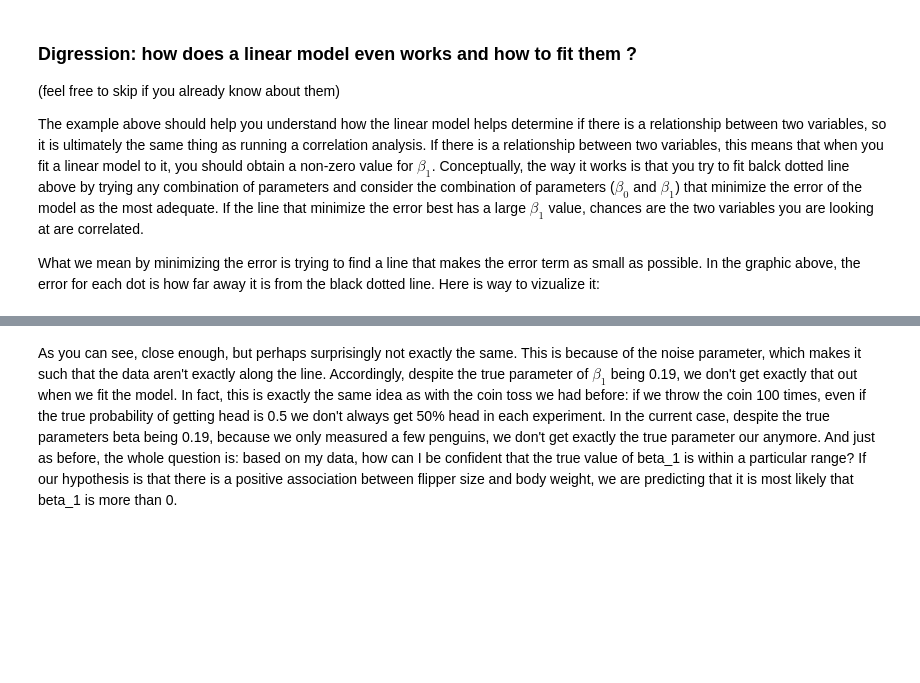
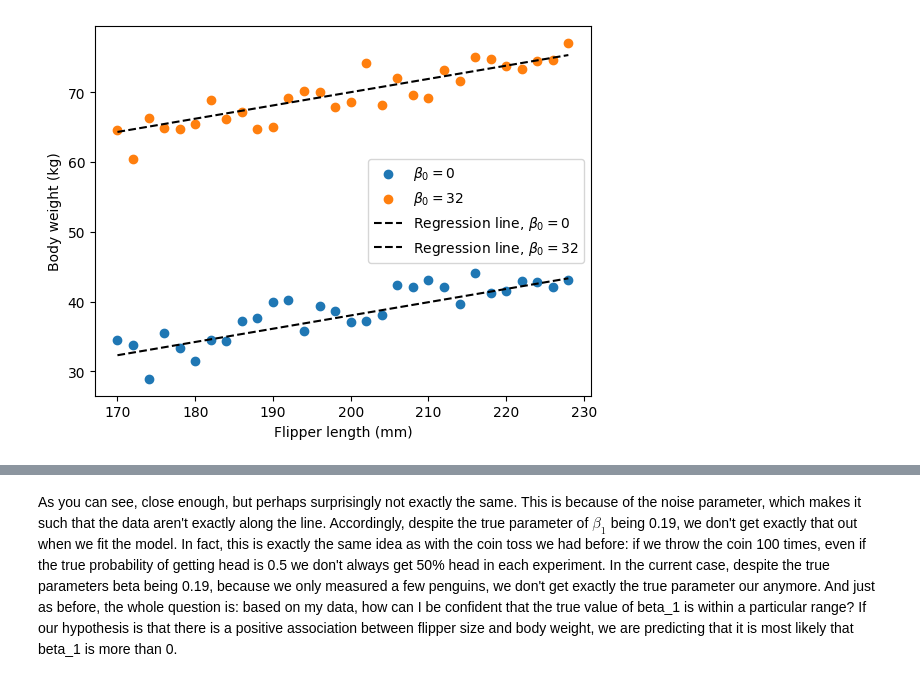
Before and after one commit to AlexLepauvre/variation_laplace_for_dummies, a Jupyter notebook: VariationalLaplaceForDummies/LinearRegression.ipynb, the cells around one changed output, grey strips where cells are left out. Cells and saved outputs as stored; diff of their text form; code cells hidden in the pictures; blank space fills up the shorter version.

```diff
--- a/VariationalLaplaceForDummies/LinearRegression.ipynb
+++ b/VariationalLaplaceForDummies/LinearRegression.ipynb
@@ -60,8 +60,20 @@ There we go, we have generated semi-realistic data: penguin flippers size is cor
-# %% [markdown]
-### Digression: how does a linear model even works and how to fit them ?
-
-(feel free to skip if you already know about them)
-
-The example above should help you understand how the linear model helps determine if there is a relationship between two variables, so it is ultimately the same thing as running a correlation analysis. If there is a relationship between two variables, this means that when you fit a linear model to it, you should obtain a non-zero value for $\beta_1$. Conceptually, the way it works is that you try to fit balck dotted line above by trying any combination of parameters and consider the combination of parameters ($\beta_{0}$ and $\beta_{1}$) that minimize the error of the model as the most adequate. If the line that minimize the error best has a large $\beta_{1}$ value, chances are the two variables you are looking at are correlated.
-
-What we mean by minimizing the error is trying to find a line that makes the error term as small as possible. In the graphic above, the error for each dot is how far away it is from the black dotted line. Here is way to vizualize it:
+# %%
+# Define the parameters for our simulation:
+non_zero_beta_0 = 32  # Intercept
+
+# Simulate the data:
+y_intercept = linear_mdl(flipper_length_mm, non_zero_beta_0, beta_1, error_mu, error_sigma)
+
+# Plot the data:
+fig, ax = plt.subplots()
+ax.scatter(flipper_length_mm, y, label='$\\beta_0=0$')  # Plot the simulated data
+ax.scatter(flipper_length_mm, y_intercept, label='$\\beta_0=32$')  # Plot the simulated data
+ax.plot(flipper_length_mm, 0 + beta_1 * flipper_length_mm, color='k', linestyle='--', label='Regression line, $\\beta_0=0$')  # Plot the regression line
+ax.plot(flipper_length_mm, non_zero_beta_0 + beta_1 * flipper_length_mm, color='k', linestyle='--', label='Regression line, $\\beta_0=32$')  # Plot the regression line
+ax.set_xlabel('Flipper length (mm)')
+ax.set_ylabel('Body weight (kg)')
+ax.legend()
+plt.show()
+plt.close()
+# %% [output]
+[figure, added]
```
Also changed, not shown: parts of 27 cells of this notebook.
